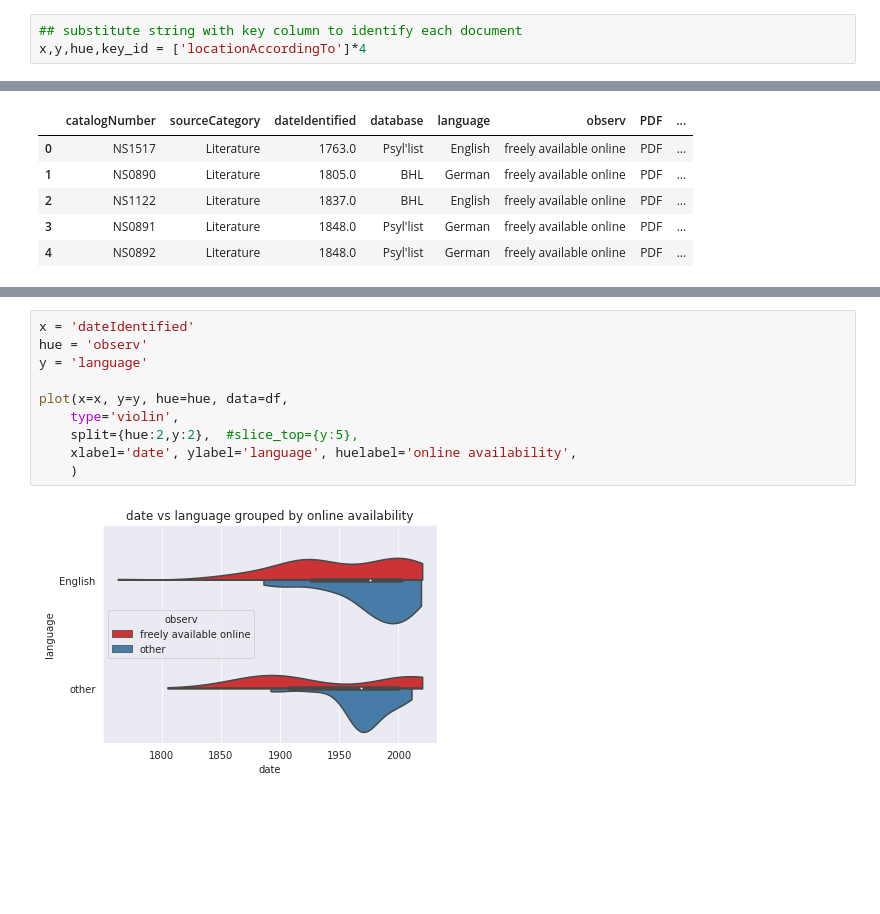
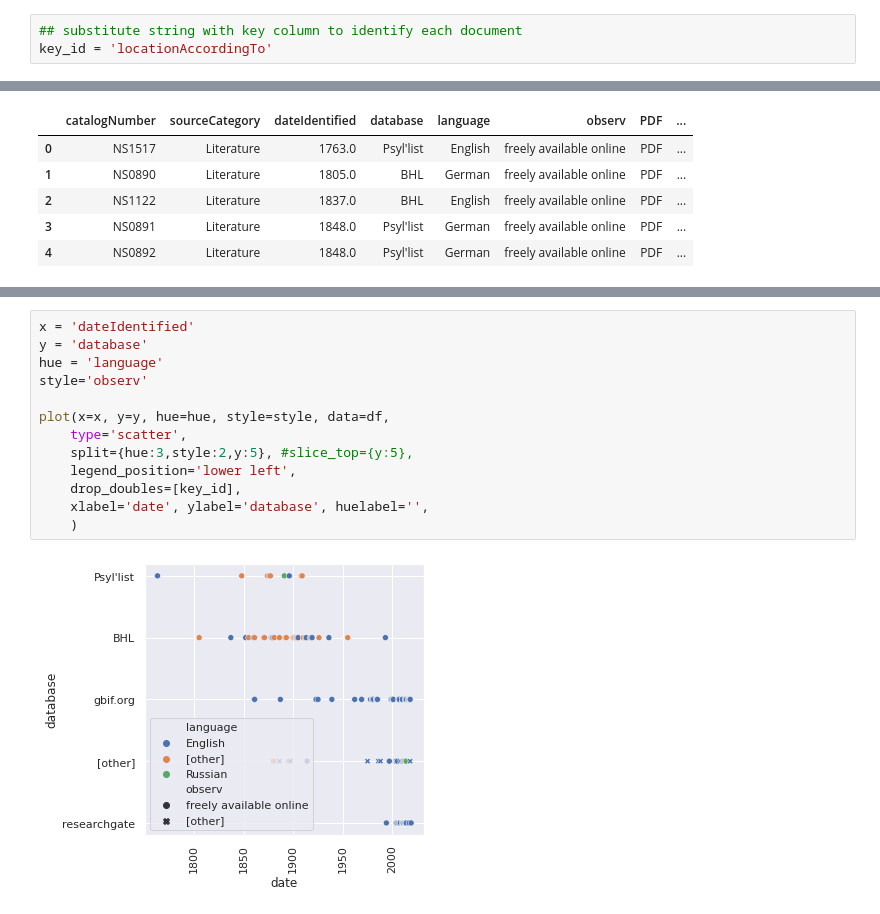
Before and after one commit to e-lubrini/psylve, a Jupyter notebook: dataset_visualisation.ipynb, the cells around one changed output, grey strips where cells are left out. Saved outputs shown, nothing was run; the diff lists cells and outputs as text; blank space fills up the shorter version.

```diff
--- a/dataset_visualisation.ipynb
+++ b/dataset_visualisation.ipynb
@@ -7,7 +6,7 @@ import matplotlib.pyplot as plt
 import os
 # %%
 ## substitute string with key column to identify each document
-x,y,hue,key_id = ['locationAccordingTo']*4
+key_id = 'locationAccordingTo'
 # %%
 ## open data file
 with open(os.path.join('dataset_metadata.csv'), 'r') as f:
@@ -180,12 +114,15 @@ plot(x=x, y=y, hue=hue, data=df,
 # %%
 x = 'dateIdentified'
-hue = 'observ'
-y = 'language'
+y = 'database'
+hue = 'language'
+style='observ'
 
-plot(x=x, y=y, hue=hue, data=df,
-    type='violin',
-    split={hue:2,y:2},  #slice_top={y:5},
-    xlabel='date', ylabel='language', huelabel='online availability',
+plot(x=x, y=y, hue=hue, style=style, data=df,
+    type='scatter',
+    split={hue:3,style:2,y:5}, #slice_top={y:5},
+    legend_position='lower left',
+    drop_doubles=[key_id],
+    xlabel='date', ylabel='database', huelabel='',
     )
 # %% [output]
-[figure, old version]
+[figure, new version]
```
Also changed, not shown: parts of 12 cells of this notebook.
